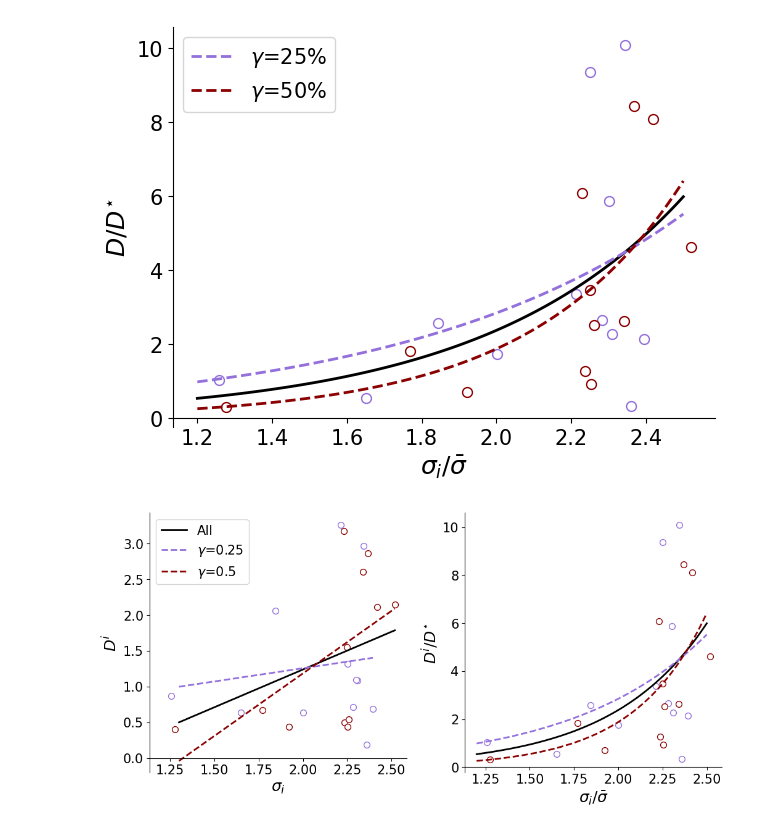
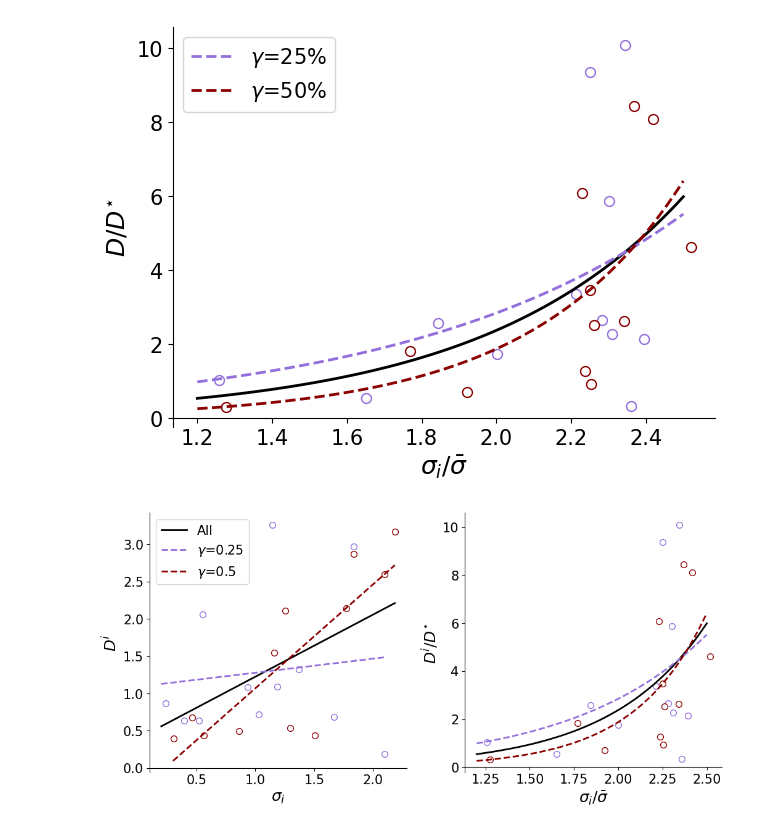
Before and after one commit to ChaosDonkey06/AMR_ABM2, a Jupyter notebook: abm/MCE_synthetic.ipynb, the cells around one changed output. Saved outputs shown, nothing was run; the diff lists cells and outputs as text; code cells hidden in the pictures.

Commit message:
fix MCE left subplot

```diff
--- a/abm/MCE_synthetic.ipynb
+++ b/abm/MCE_synthetic.ipynb
@@ -396,11 +396,11 @@ ax.legend()
 # %%
 colors = ["mediumpurple", "darkred"]
 
-fig, ax = plt.subplots(1, 2, figsize=(10.5, 5.2), sharex=True, sharey=False)
+fig, ax = plt.subplots(1, 2, figsize=(10.5, 5.2), sharex=False, sharey=False)
 
 ###########-###########-###########-###########
 
-x, ylin = lin_reg(distance_df.distance_obs / distance_mean_df.distance_obs,
+x, ylin = lin_reg(distance_df.distance_obs,
                   distance_df.distance_estimate)
 ax[0].plot(x, ylin, color="k", linestyle="-", label="All", lw=2)
 
@@ -409,7 +409,7 @@ for idx_g, gamma in enumerate(distance_mean_df.gamma.unique()):
     d_df      = distance_df[distance_df.gamma==gamma]
     d_mean_df = distance_mean_df[distance_mean_df.gamma==gamma]
 
-    x         = d_df.distance_obs / d_mean_df.distance_obs
+    x         = d_df.distance_obs
     y         = d_df.distance_estimate #/ d_mean_df.distance_estimate
 
     ax[0].scatter(x   = x,
@@ -425,8 +425,6 @@ for idx_g, gamma in enumerate(distance_mean_df.gamma.unique()):
 
 
 ###########-###########-###########-###########
-
-
 
 x    = distance_df.distance_obs / distance_mean_df.distance_obs
 y    = distance_df.distance_estimate / distance_mean_df.distance_estimate
@@ -450,31 +448,31 @@ for idx_g, gamma in enumerate(distance_mean_df.gamma.unique()):
                y      = y,
                ec     = colors[idx_g],
                fc     = "w",
                marker = "o",
                s      = 50)
 
     p, cv = curve_fit(exponential_model, x, y, p0)
     yexp  = exponential_model(xs, *p)
     ax[1].plot(xs, yexp, color=colors[idx_g], label=rf"$\gamma$={int(gamma*100)}%", lw=2, ls="--")
 
 ax[0].set_xlabel(r"$\sigma_i$")
 ax[0].set_ylabel(r"$D^i$")
 
 
 ax[1].set_xlabel(r"$\sigma_i/\bar{\sigma}$")
 ax[1].set_ylabel(r"$D^i/D^{\star}$")
 
 ax[0].legend()
 
 for axi in ax.flatten():
     axi.spines['bottom'].set_position('zero')
     axi.spines['right'].set_visible(False)
     axi.spines['top'].set_visible(False)
 
 plt.tight_layout()
 fig.savefig(os.path.join(results2_dir, "paper_figures", "si_figures", "MonteCarloError_FigS8.png"),
                                                                                         dpi         = 300,
                                                                                         transparent = True,
                                                                                         bbox_inches = 'tight')
 # %% [output]
-[figure, old version]
+[figure, new version]
```
Also changed, not shown: 1 other file.
